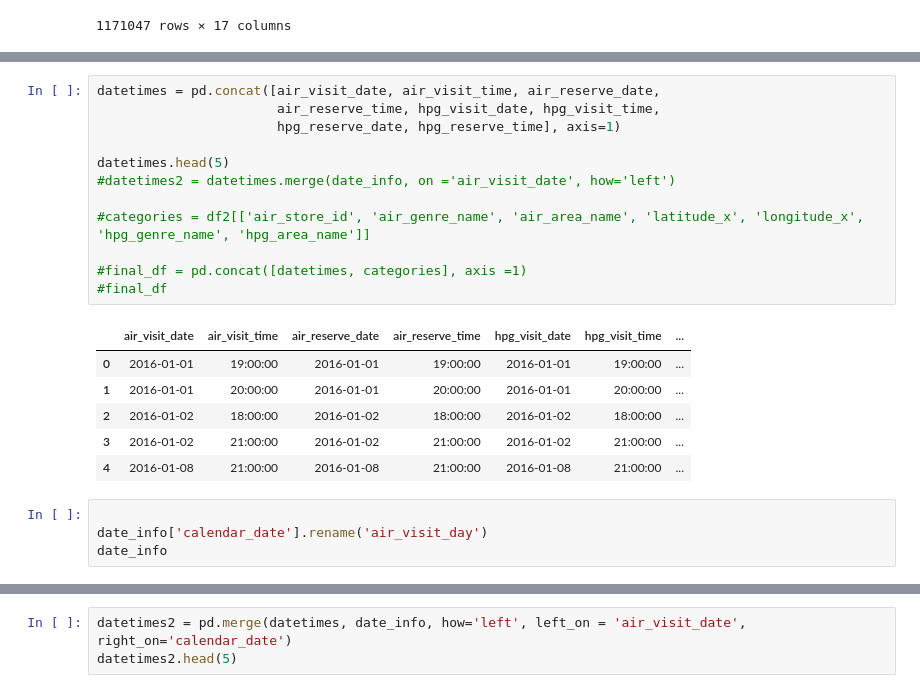
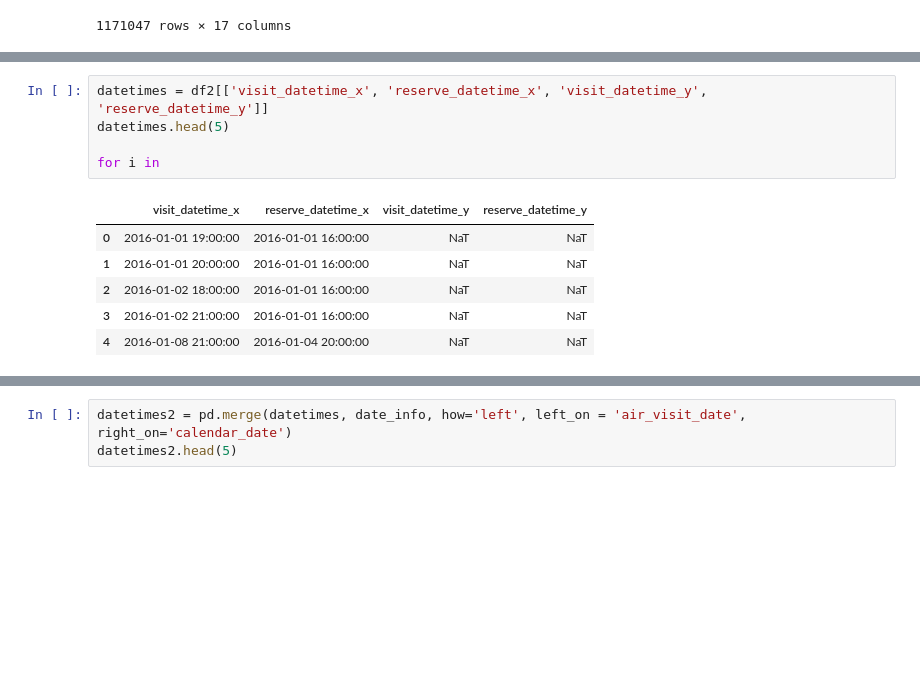
Before and after one commit to jmt7080/Forecasting_visitors, a Jupyter notebook: restaurant_notebook.ipynb, the cells around one changed output, grey strips where cells are left out. Cells and saved outputs as stored; diff of their text form; blank space fills up the shorter version.

Commit message:
Docs: Add code to date time

```diff
--- a/restaurant_notebook.ipynb
+++ b/restaurant_notebook.ipynb
@@ -236,23 +201,12 @@ Name: air_visit_date, Length: 1171047, dtype: object
-# %%
-datetimes = pd.concat([air_visit_date, air_visit_time, air_reserve_date,
-                       air_reserve_time, hpg_visit_date, hpg_visit_time,
-                       hpg_reserve_date, hpg_reserve_time], axis=1)
-
-datetimes.head(5)
-#datetimes2 = datetimes.merge(date_info, on ='air_visit_date', how='left')
-
-#categories = df2[['air_store_id', 'air_genre_name', 'air_area_name', 'latitude_x', 'longitude_x', 'hpg_genre_name', 'hpg_area_name']]
-
-#final_df = pd.concat([datetimes, categories], axis =1)
-#final_df
-# %% [output]
-|  | air_visit_date | air_visit_time | air_reserve_date | air_reserve_time | hpg_visit_date | hpg_visit_time | ... |
-| 0 | 2016-01-01 | 19:00:00 | 2016-01-01 | 19:00:00 | 2016-01-01 | 19:00:00 | ... |
-| 1 | 2016-01-01 | 20:00:00 | 2016-01-01 | 20:00:00 | 2016-01-01 | 20:00:00 | ... |
-| 2 | 2016-01-02 | 18:00:00 | 2016-01-02 | 18:00:00 | 2016-01-02 | 18:00:00 | ... |
-| 3 | 2016-01-02 | 21:00:00 | 2016-01-02 | 21:00:00 | 2016-01-02 | 21:00:00 | ... |
-| 4 | 2016-01-08 | 21:00:00 | 2016-01-08 | 21:00:00 | 2016-01-08 | 21:00:00 | ... |
-# %%
-
-date_info['calendar_date'].rename('air_visit_day')
-date_info
+# %%
+datetimes = df2[['visit_datetime_x', 'reserve_datetime_x', 'visit_datetime_y', 'reserve_datetime_y']]
+datetimes.head(5)
+
+for i in
+# %% [output]
+|  | visit_datetime_x | reserve_datetime_x | visit_datetime_y | reserve_datetime_y |
+| 0 | 2016-01-01 19:00:00 | 2016-01-01 16:00:00 | NaT | NaT |
+| 1 | 2016-01-01 20:00:00 | 2016-01-01 16:00:00 | NaT | NaT |
+| 2 | 2016-01-02 18:00:00 | 2016-01-01 16:00:00 | NaT | NaT |
+| 3 | 2016-01-02 21:00:00 | 2016-01-01 16:00:00 | NaT | NaT |
+| 4 | 2016-01-08 21:00:00 | 2016-01-04 20:00:00 | NaT | NaT |
```
Also changed, not shown: parts of 6 cells of this notebook.
